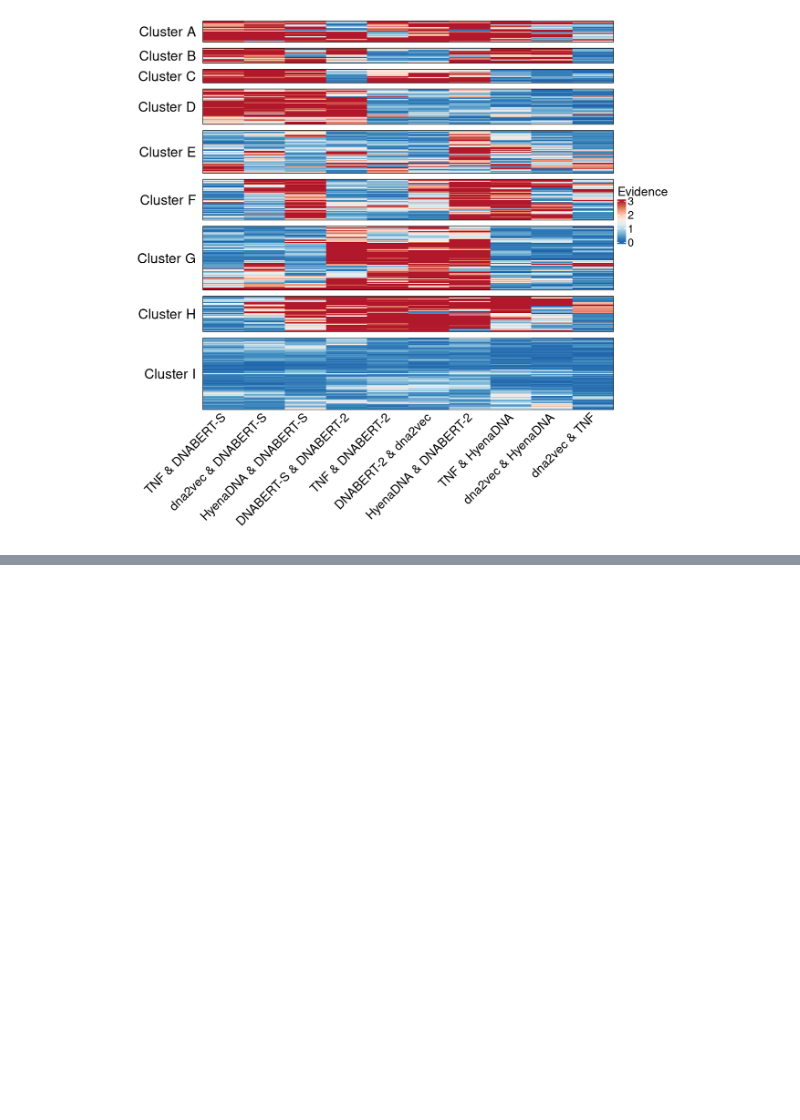
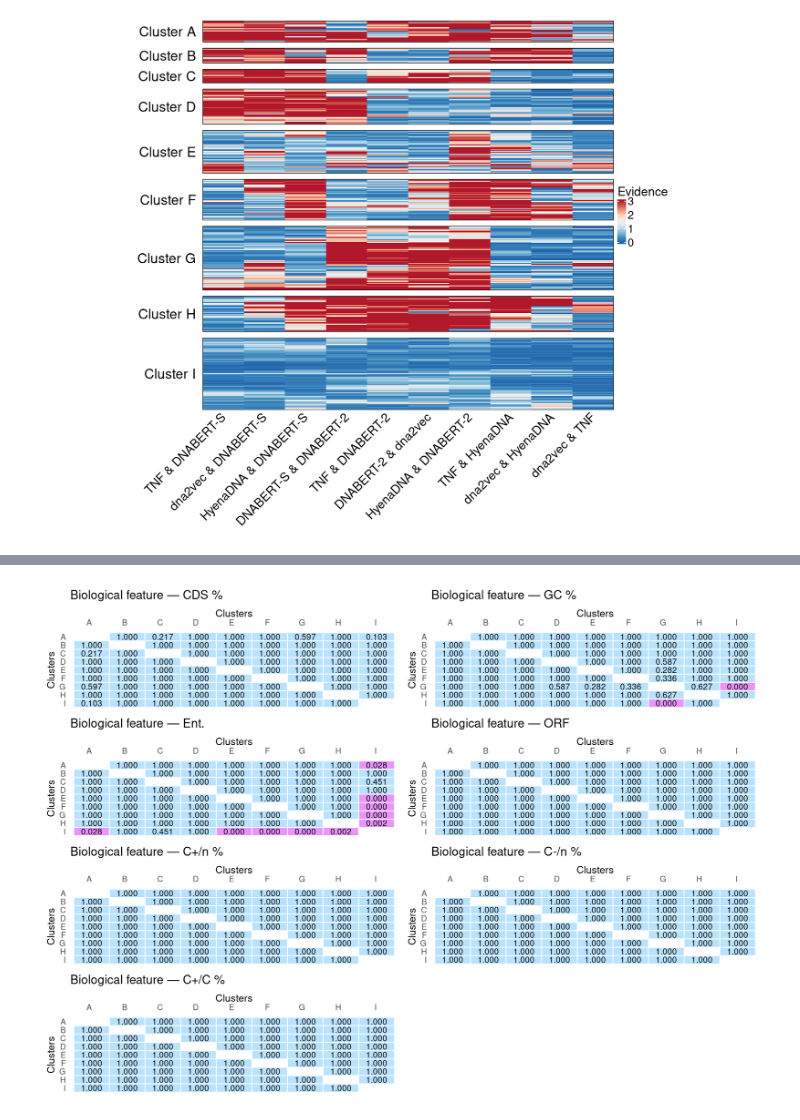
Before and after one commit to BioGraphs/DNA-Representation-Article-Juliette-Francis-2026, a Jupyter notebook: plots/evidence_heatmaps.ipynb, the cells around one changed output, grey strips where cells are left out. Saved outputs shown, nothing was run; the diff lists cells and outputs as text; code cells hidden in the pictures; blank space fills up the shorter version.

```diff
--- a/plots/evidence_heatmaps.ipynb
+++ b/plots/evidence_heatmaps.ipynb
@@ -146,0 +143,6 @@ ERROR: Error in file(file, "rt"): cannot open the connection
+# %%
+clusters_df <- as.data.frame(clusters_evidence)
+clusters_df$seq_id <- paste("seq-", 1:nrow(sequences_annotations), sep = "")
+colnames(clusters_df) <- c('Clusters', 'seq_id')
+annot_clusters_evidence_df <- sequences_annotations %>% left_join(clusters_df, by = "seq_id")
+annot_clusters_evidence_df$Clusters <- factor(annot_clusters_evidence_df$Clusters)
@@ -146,0 +198,11 @@ ERROR: Error in file(file, "rt"): cannot open the connection
+# %%
+ht_drawn <- draw(ht_main)
+row_order_list <- row_order(ht_drawn)
+
+correspondance <- data.frame(
+  new_cluster = seq_along(row_order_list),
+  old_cluster = sapply(row_order_list, function(idx) {
+    unique(clusters_evidence[idx])
+  })
+)
+print(correspondance)
@@ -146,0 +221,8 @@ ERROR: Error in file(file, "rt"): cannot open the connection
+# %%
+annot_clusters_evidence_df <- annot_clusters_evidence_df %>%
+  mutate(Clusters_num = as.numeric(as.character(Clusters))) %>%
+  left_join(correspondance, by = c("Clusters_num" = "old_cluster")) %>%
+  mutate(Clusters_heatmap = factor(new_cluster)) %>%
+  select(-new_cluster, -Clusters_num)
+
+colnames(annot_clusters_evidence_df)
@@ -146,0 +350,22 @@ ERROR: Error in file(file, "rt"): cannot open the connection
+# %%
+p1 <- plot_dunn_matrix(dunn_all, "GC %")
+
+p2 <- plot_dunn_matrix(dunn_all, "CDS %")
+
+p3 <- plot_dunn_matrix(dunn_all, "Ent.")
+
+p4 <- plot_dunn_matrix(dunn_all, "ORF")
+
+p5 <- plot_dunn_matrix(dunn_all, "C+/n %")
+
+p6 <- plot_dunn_matrix(dunn_all, "C-/n %")
+
+p7 <- plot_dunn_matrix(dunn_all, "C+/C %")
+# %%
+p <- p2 / p1 / p3 / p4 / p5 / p6 / p7 +
+
+  plot_layout(ncol = 2, guides = "collect") &
+  theme(legend.position = "none")
+p
+# %% [output]
+[figure, added]
```
Also changed, not shown: parts of 9 cells of this notebook, 1 other file.
